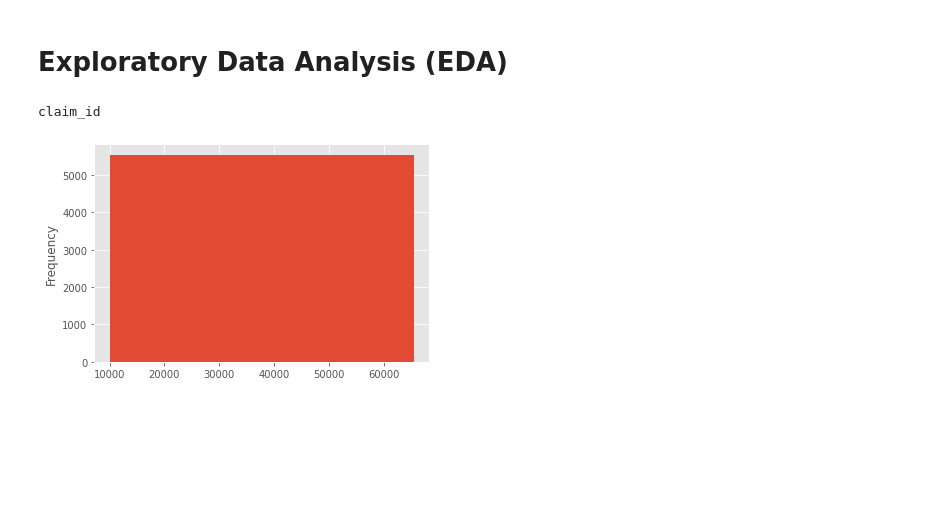
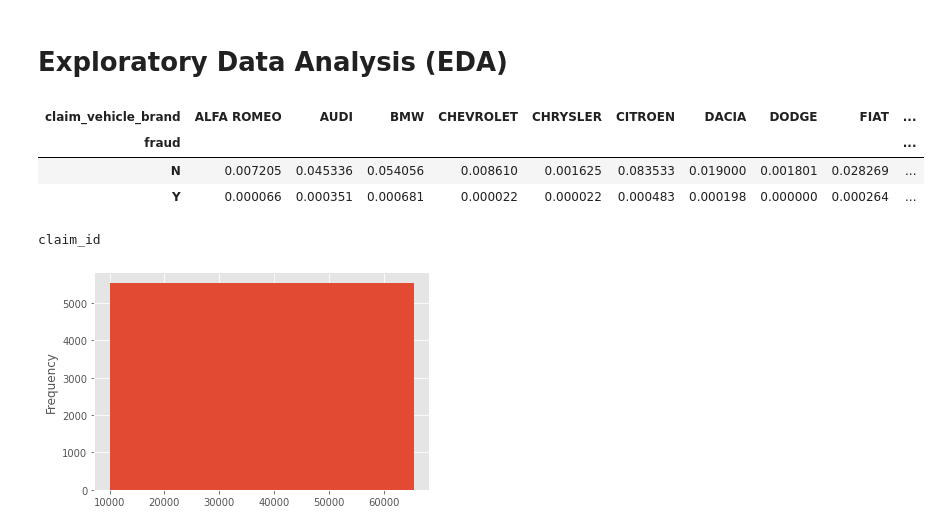
Before and after one commit to lgov/kul_advanalytics, a Jupyter notebook: BDA_1.ipynb, the cells around one changed output. Saved outputs shown, nothing was run; the diff lists cells and outputs as text; code cells hidden in the pictures; blank space fills up the shorter version.

```diff
--- a/BDA_1.ipynb
+++ b/BDA_1.ipynb
@@ -26,6 +32,13 @@ df = pd.read_csv(data_path, sep=";", encoding="utf-8-sig")
 #min(df["claim_date_occured"].dt.year - df["policy_holder_year_birth"])
 # %% [markdown]
 # Exploratory Data Analysis (EDA)
+# %%
+pd.crosstab(df["fraud"], df["claim_vehicle_brand"], normalize=True)
+# %% [output]
+| claim_vehicle_brand | ALFA ROMEO | AUDI | BMW | CHEVROLET | CHRYSLER | CITROEN | DACIA | DODGE | FIAT | ... |
+| fraud |  |  |  |  |  |  |  |  |  | ... |
+| N | 0.007205 | 0.045336 | 0.054056 | 0.008610 | 0.001625 | 0.083533 | 0.019000 | 0.001801 | 0.028269 | ... |
+| Y | 0.000066 | 0.000351 | 0.000681 | 0.000022 | 0.000022 | 0.000483 | 0.000198 | 0.000000 | 0.000264 | ... |
 # %%
 for i in df.columns:
     print(i)
```
Also changed, not shown: parts of 2 cells of this notebook.
